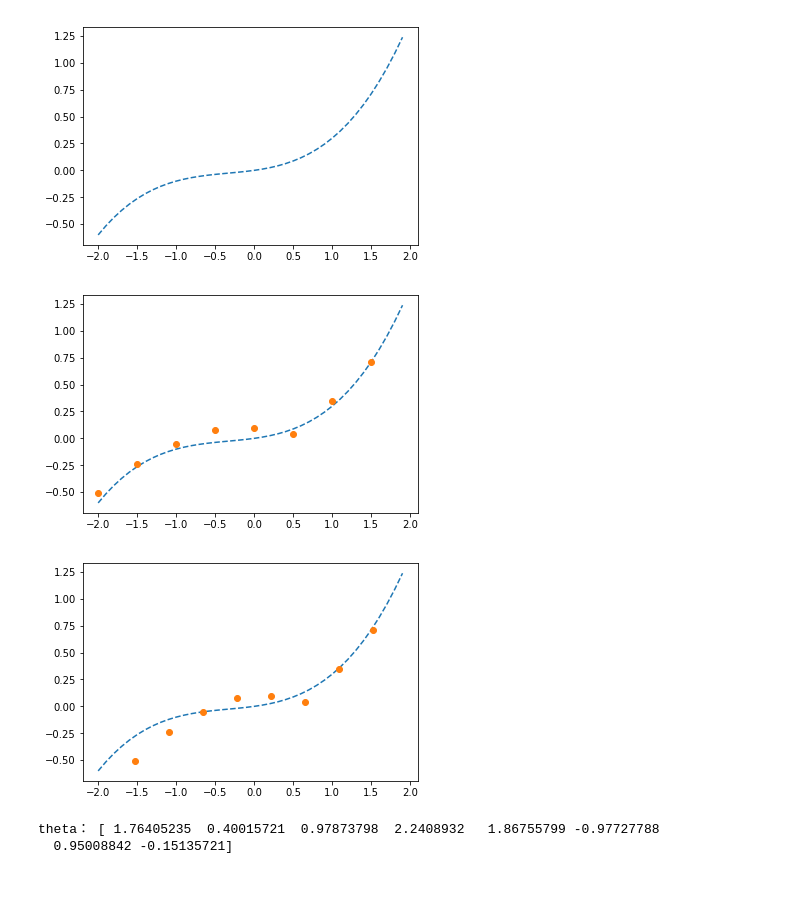
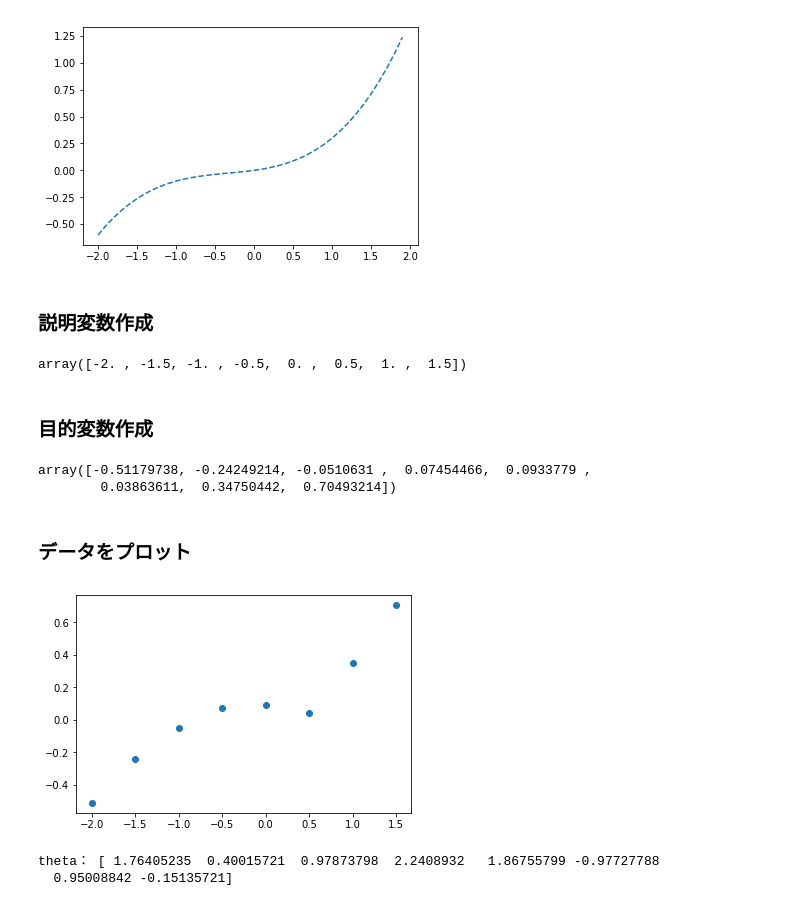
Before and after one commit to ha9kberry/ml, a Jupyter notebook: regularization/regularization.ipynb, the cells around one changed output. Drawn from its saved outputs; the diff is of its cells as text; code cells hidden in the pictures.

```diff
--- a/regularization/regularization.ipynb
+++ b/regularization/regularization.ipynb
@@ -12,18 +19,31 @@ plt.plot(x,g(x), linestyle="dashed")
 plt.show()
 # %% [output]
 [figure]
+# %% [markdown]
+### 説明変数作成
 # %%
 train_x=np.arange(-2,2,0.5)
+train_x
+# %% [output]
+array([-2. , -1.5, -1. , -0.5,  0. ,  0.5,  1. ,  1.5])
+# %% [markdown]
+### 目的変数作成
 # %%
 # データにノイズ付加
 np.random.seed(0)
-train_y=g(train_x)+np.random.randn(train_x.shape[0])*0.05
+train_y=g(train_x)+np.random.randn(len(train_x))*0.05
+train_y
+# %% [output]
+array([-0.51179738, -0.24249214, -0.0510631 ,  0.07454466,  0.0933779 ,
+        0.03863611,  0.34750442,  0.70493214])
+# %% [markdown]
+### データをプロット
 # %%
 x=np.arange(-2,2,0.1)
-plt.plot(x,g(x), linestyle="dashed")
+#plt.plot(x,g(x), linestyle="dashed")
 plt.plot(train_x,train_y,"o")
 plt.show()
 # %% [output]
-[figure, old version]
+[figure, new version]
 # %%
 # 標準化（平均０、標準偏差１）
@@ -34,7 +54,5 @@ train_str_x=standardize(train_x)
 # %%
-x=np.arange(-2,2,0.1)
-plt.plot(x,g(x), linestyle="dashed")
-plt.plot(train_str_x,train_y,"o")
-plt.show()
+# x=np.arange(-2,2,0.1)
+# plt.plot(x,g(x), linestyle="dashed")
+# plt.plot(train_str_x,train_y,"o")
+# plt.show()
-# %% [output]
-[figure, removed]
```
Also changed, not shown: parts of 5 cells of this notebook.
